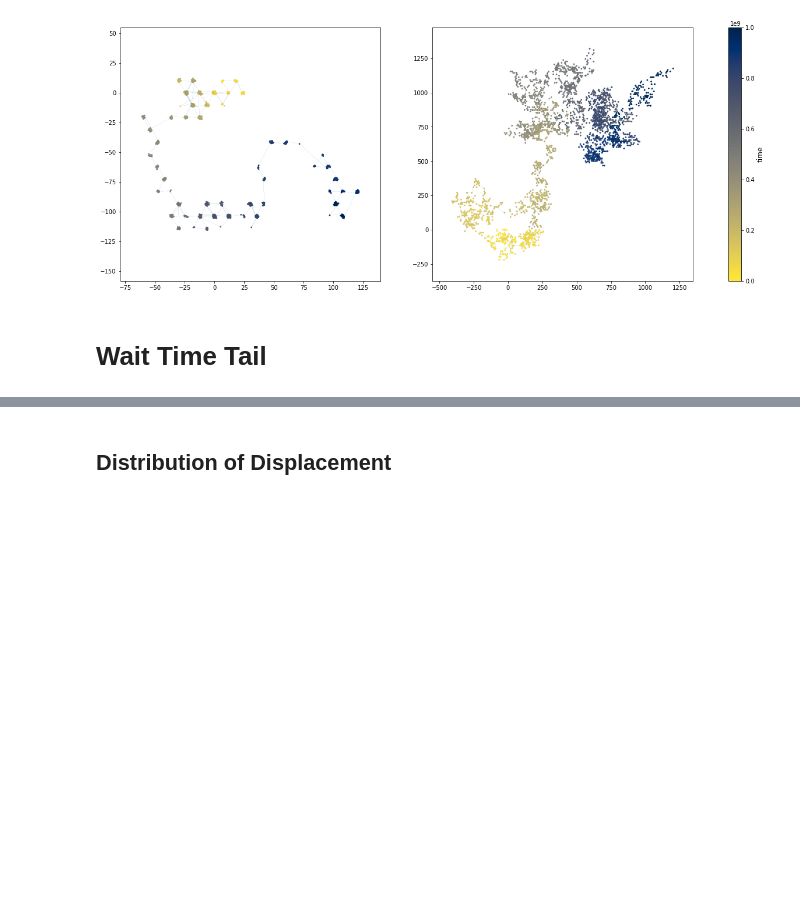
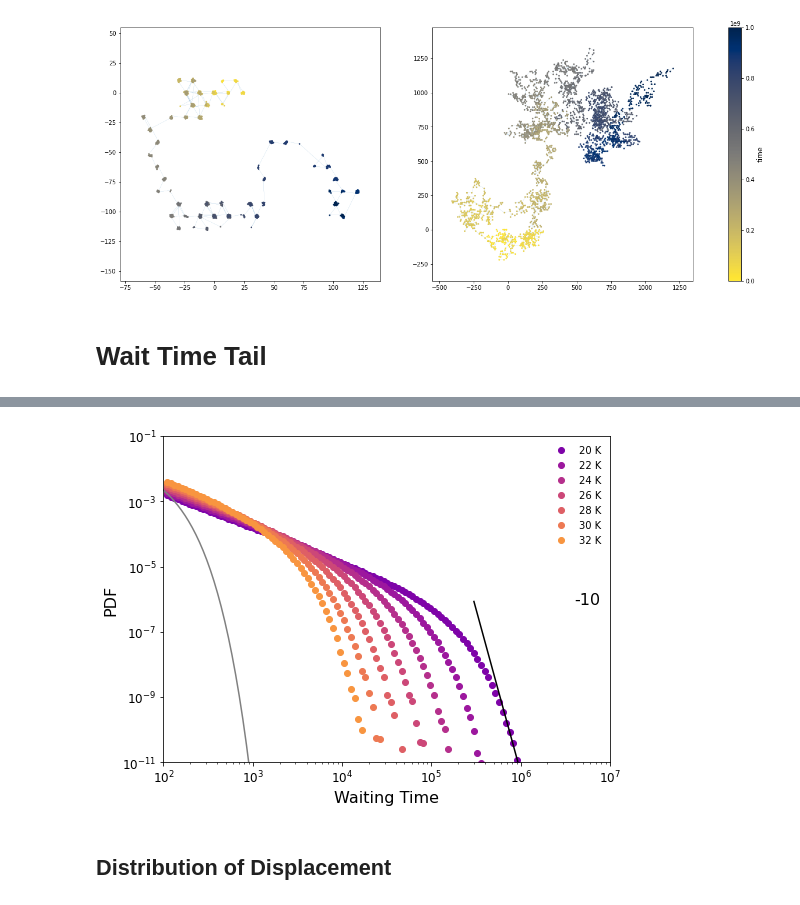
Before and after one commit to asaiacai/moire_walk, a Jupyter notebook: visualize.ipynb, the cells around one changed output, grey strips where cells are left out. Cells and saved outputs as stored; diff of their text form; code cells hidden in the pictures; blank space fills up the shorter version.

Commit message:
all plots except UMAP with 39.8meV

```diff
--- a/visualize.ipynb
+++ b/visualize.ipynb
@@ -189,34 +194,36 @@ for i, T in enumerate(temps):
 
 
 
 mu, loc = scipy.stats.expon.fit(waits[0, i])
 best_fit_line = scipy.stats.expon.pdf(xx, mu, loc)
 plt.plot(xx, best_fit_line,c='gray')
 
 # xrng = np.linspace(1e3, 2e3, 100)
 # ax.plot(xrng, 1e39*xrng**(-15), color='k')
 xrange = np.linspace(3e5, 1.4e6, 100)
 ax.plot(xrange, 0.5e49*xrange**(-10), color='k')
 
 ax.set_ylim(1e-11, 1e-1)
-ax.set_xlim(1e2, 1e6)
+ax.set_xlim(1e2, 1e7)
 
 
 ax.text(0.95, 0.5,'-10', fontsize=16,
         horizontalalignment='center',
         verticalalignment='center',
         transform = ax.transAxes)
 ax.legend(frameon=False)
 
 
 plt.gca().set_yscale("log")
 plt.gca().set_xscale("log")
 # plt.title('Wait Times Probability Density')
 plt.xlabel('Waiting Time',fontsize=16)
 plt.xticks(fontsize= 12)
 plt.yticks(fontsize= 12)
 plt.ylabel('PDF',fontsize=16)
 fig.savefig('./waitingtime_dist.pdf', dpi=300, bbox_inches='tight')
+# %% [output]
+[figure, added]
 # %% [markdown]
 ## Distribution of Displacement
 # %%
```
Also changed, not shown: parts of 13 cells of this notebook.
